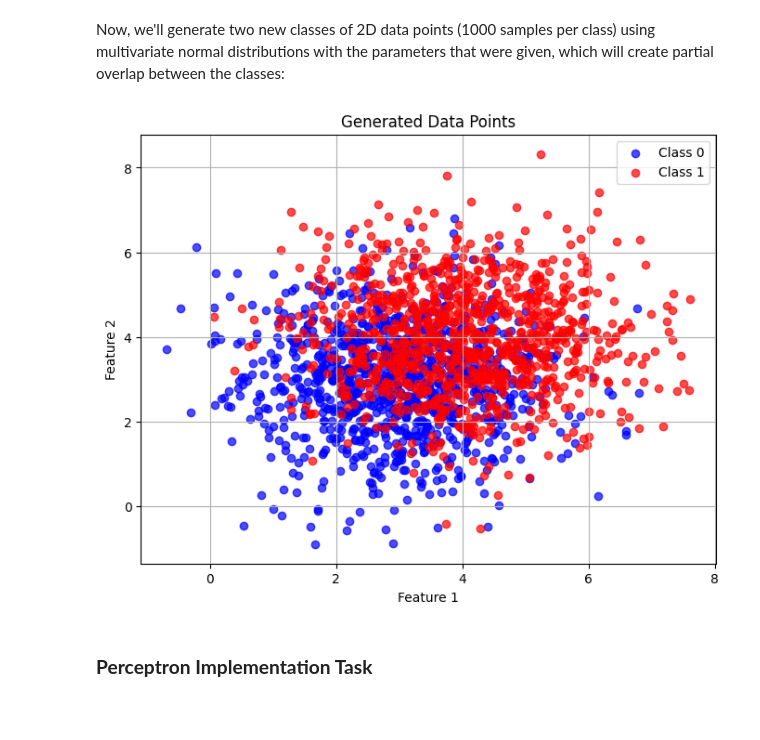
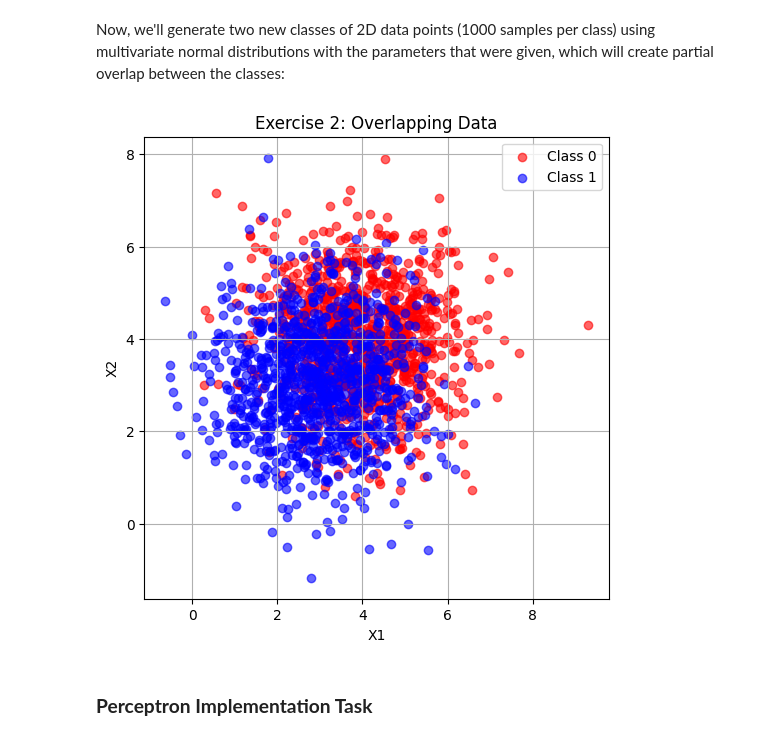
Before and after one commit to rodme02/Exs_RedesNeurais, a Jupyter notebook: docs/exercises/perceptron/notebook.ipynb, the cells around one changed output. Drawn from its saved outputs; the diff is of its cells as text; code cells hidden in the pictures; blank space fills up the shorter version.

```diff
--- a/docs/exercises/perceptron/notebook.ipynb
+++ b/docs/exercises/perceptron/notebook.ipynb
@@ -135,28 +140,20 @@ The data's separability leads to quick convergence because the two clusters are
 # %% [markdown]
 Now, we'll generate two new classes of 2D data points (1000 samples per class) using multivariate normal distributions with the parameters that were given, which will create partial overlap between the classes:
 # %%
-# Parameters for the two new classes
-mean0 = [3, 3]
-cov0 = [[1.5, 0], [0, 1.5]]
-mean1 = [4, 4]
-cov1 = [[1.5, 0], [0, 1.5]]
+np.random.seed(24)
 
-# Generate the data
+mean0, cov0 = [3, 3], [[1.5, 0], [0, 1.5]]
+mean1, cov1 = [4, 4], [[1.5, 0], [0, 1.5]]
+
 class0 = np.random.multivariate_normal(mean0, cov0, 1000)
 class1 = np.random.multivariate_normal(mean1, cov1, 1000)
 
-# Plot the data
-plt.figure(figsize=(8, 6))
-plt.scatter(class0[:, 0], class0[:, 1], color='blue', label='Class 0', alpha=0.7)
-plt.scatter(class1[:, 0], class1[:, 1], color='red', label='Class 1', alpha=0.7)
-plt.title('Generated Data Points')
-plt.xlabel('Feature 1')
-plt.ylabel('Feature 2')
-plt.legend()
-plt.grid()
-plt.show()
+X2 = np.vstack((class0, class1))
+y2 = np.hstack((-1*np.ones(1000), np.ones(1000)))
+
+plot_data(X2, y2, "Exercise 2: Overlapping Data")
 # %% [output]
-[figure, old version]
+[figure, new version]
 # %% [markdown]
 ### **Perceptron Implementation Task**
 # %%
```
Also changed, not shown: parts of 6 cells of this notebook.
